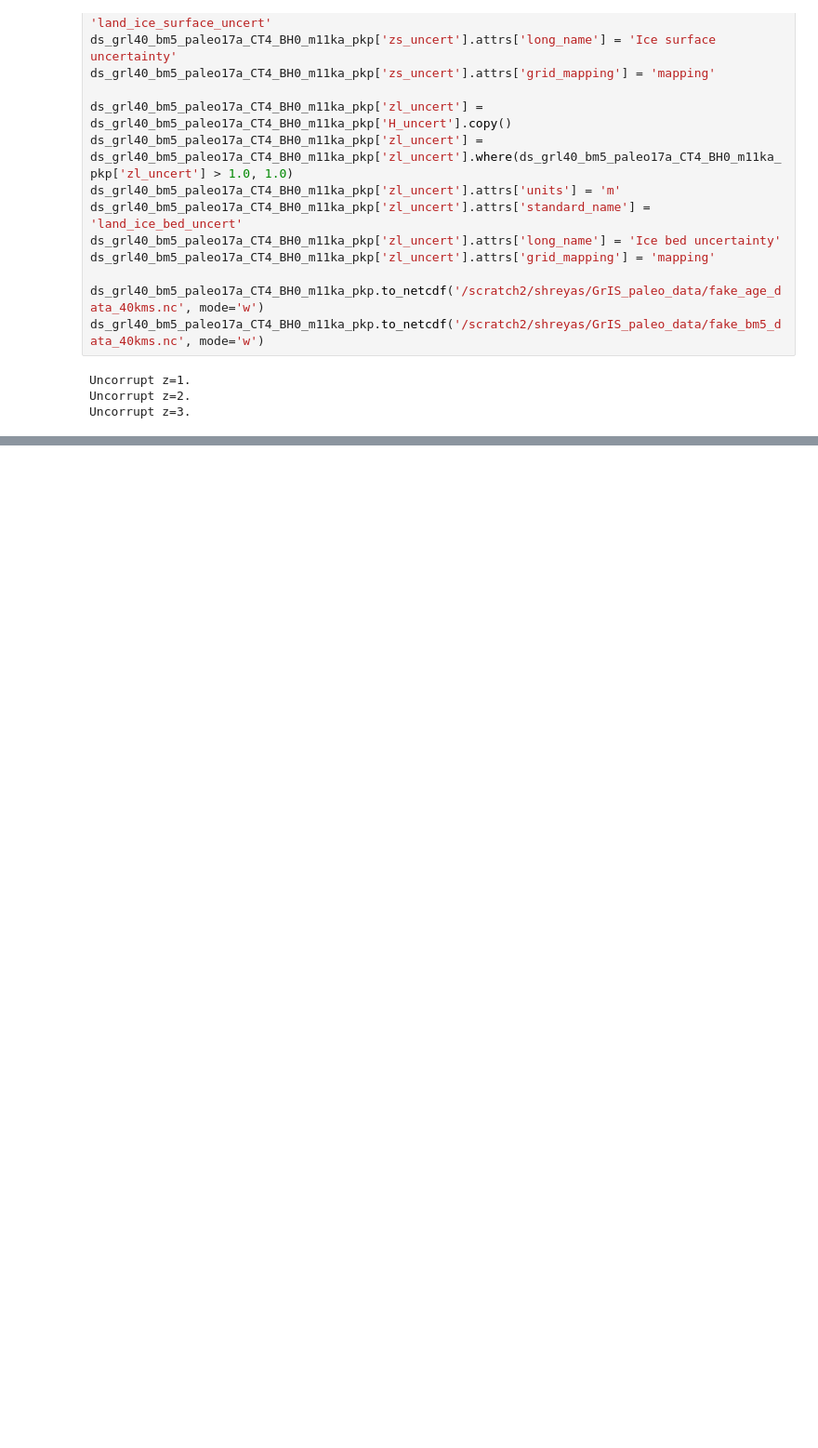
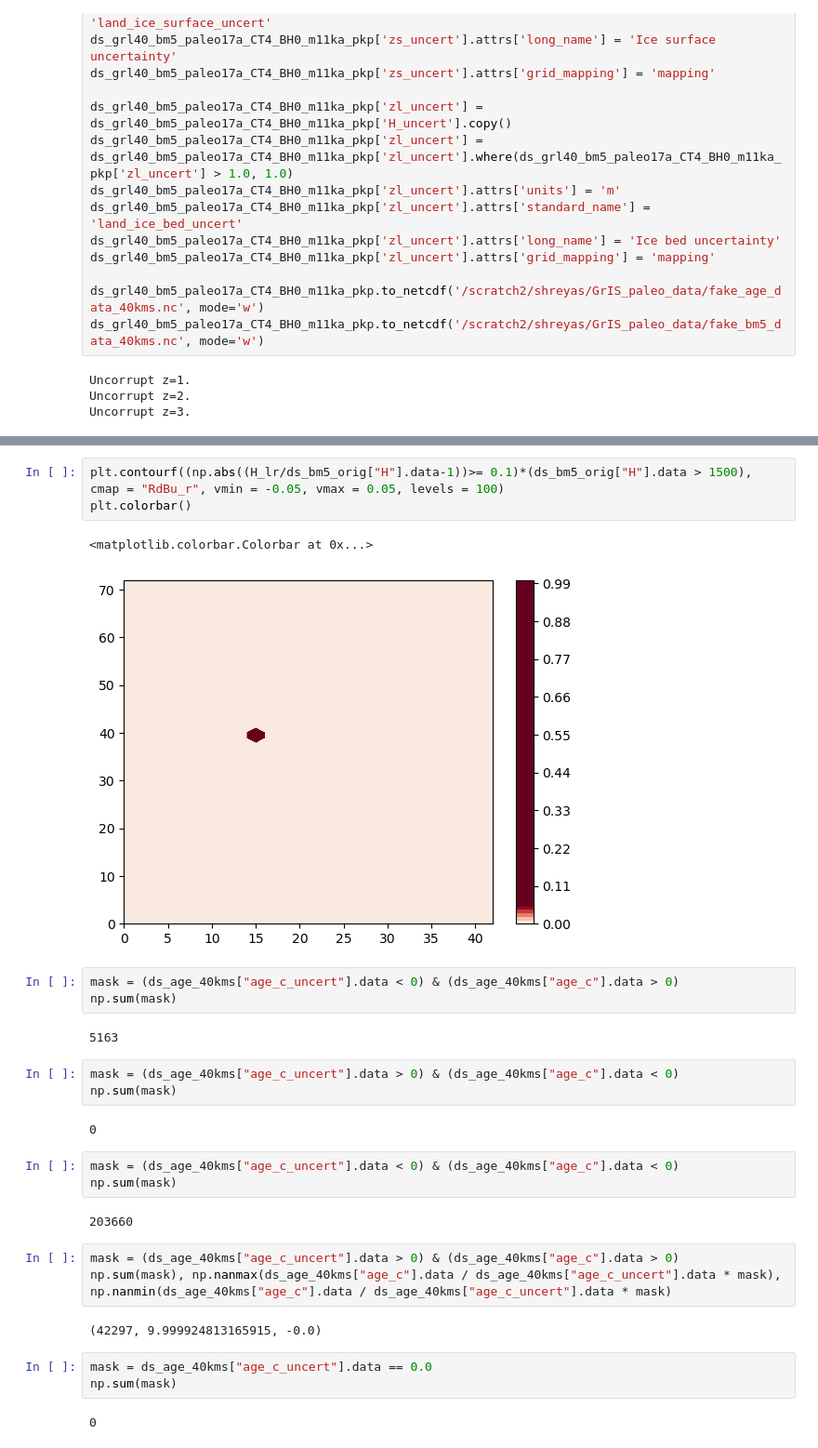
Before and after one commit to Shreyas911/pySICOPOLIS, a Jupyter notebook: examples/jupyter_notebooks/data_gen_ac_new.ipynb, the cells around one changed output, grey strips where cells are left out. Shown at 93% size. Cells and saved outputs as stored; diff of their text form; blank space fills up the shorter version.

```diff
--- a/examples/jupyter_notebooks/data_gen_ac_new.ipynb
+++ b/examples/jupyter_notebooks/data_gen_ac_new.ipynb
@@ -403,0 +481,31 @@ ds_age_40kms.to_netcdf("/scratch2/shreyas/GrIS_paleo_data/age_data_40kms.nc")
+# %%
+plt.contourf((np.abs((H_lr/ds_bm5_orig["H"].data-1))>= 0.1)*(ds_bm5_orig["H"].data > 1500), cmap = "RdBu_r", vmin = -0.05, vmax = 0.05, levels = 100)
+plt.colorbar()
+# %% [output]
+<matplotlib.colorbar.Colorbar at 0x...>
+[figure, added]
+# %%
+mask = (ds_age_40kms["age_c_uncert"].data < 0) & (ds_age_40kms["age_c"].data > 0)
+np.sum(mask)
+# %% [output]
+5163
+# %%
+mask = (ds_age_40kms["age_c_uncert"].data > 0) & (ds_age_40kms["age_c"].data < 0)
+np.sum(mask)
+# %% [output]
+0
+# %%
+mask = (ds_age_40kms["age_c_uncert"].data < 0) & (ds_age_40kms["age_c"].data < 0)
+np.sum(mask)
+# %% [output]
+203660
+# %%
+mask = (ds_age_40kms["age_c_uncert"].data > 0) & (ds_age_40kms["age_c"].data > 0)
+np.sum(mask), np.nanmax(ds_age_40kms["age_c"].data / ds_age_40kms["age_c_uncert"].data * mask), np.nanmin(ds_age_40kms["age_c"].data / ds_age_40kms["age_c_uncert"].data * mask)
+# %% [output]
+(42297, 9.999924813165915, -0.0)
+# %%
+mask = ds_age_40kms["age_c_uncert"].data == 0.0
+np.sum(mask)
+# %% [output]
+0
```
Also changed, not shown: parts of 16 cells of this notebook, 3 other files.
